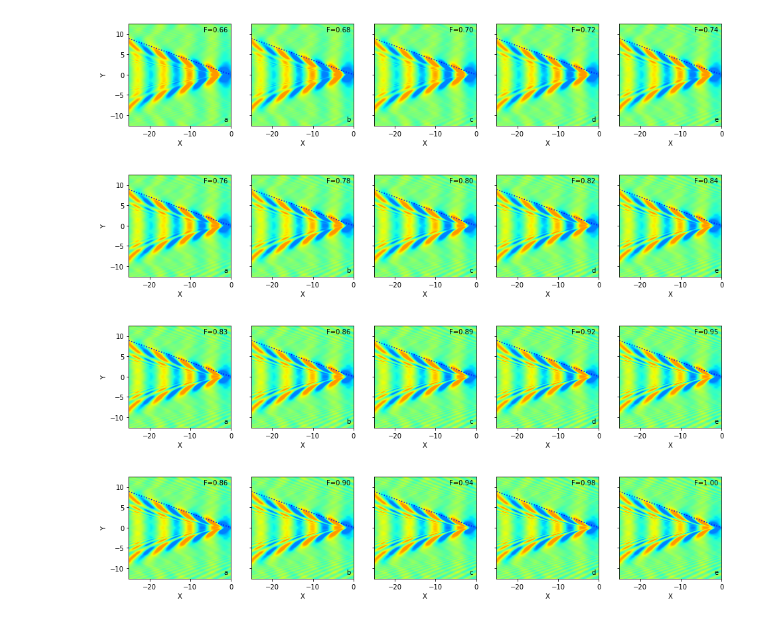
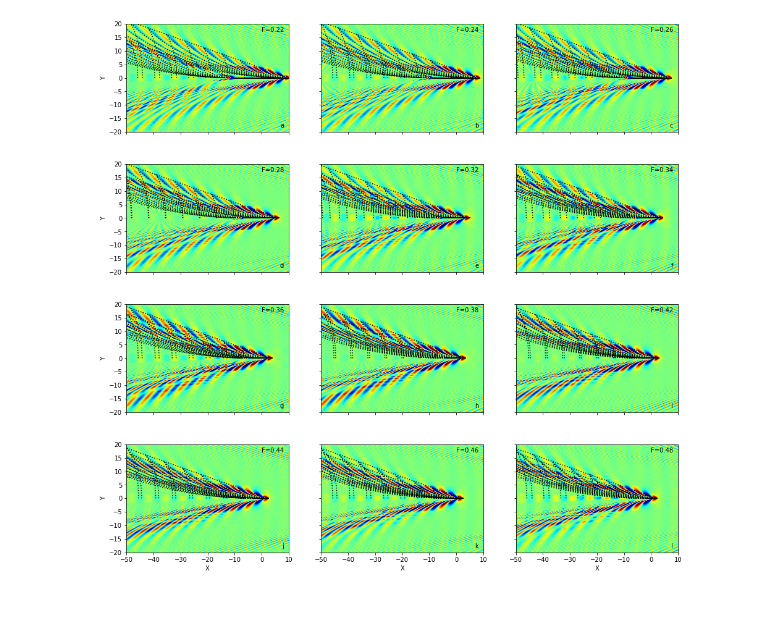
Before and after one commit to jcolen/kelvinmach, a Jupyter notebook: challenging_kelvin/FiniteLengthSegment.ipynb, the cells around one changed output. Drawn from its saved outputs; the diff is of its cells as text; code cells hidden in the pictures.

```diff
--- a/challenging_kelvin/FiniteLengthSegment.ipynb
+++ b/challenging_kelvin/FiniteLengthSegment.ipynb
@@ -4,4 +4,7 @@ import matplotlib.pyplot as plt
 from math import pi
 plt.rcParams['image.cmap'] = 'jet'
 plt.rcParams['figure.facecolor'] = 'white'
+
+Xdict = {}
+Pdict = {}
 # %%
@@ -243,0 +165,15 @@ F = 12.000000 done
+# %%
+intFs = [np.sqrt(2), 1., np.sqrt(1./1.8), np.sqrt(1./3.), np.sqrt(1./3.13), 0.5]
+morFs = [0.1, 0.2, 0.3, 0.4, 1.5, 1.75, 2.0, 2.5, 3.0]
+rn3Fs = [0.22, 0.24, 0.26, 0.28, 0.32, 0.34, 0.36, 0.38, 0.42, 0.44, 0.46, 0.48]
+
+kmax = 128
+delta = 1. / 8.
+delta = 1. / 16.
+
+def generate_wake_patterns(xdict, pdict, fvals, kmax, delta):
+    for f in fvals:
+        x, p = calculate_wake(f, kmax=kmax, d=delta)
+        xdict[f] = np.real(x)
+        pdict[f] = np.real(p)
+        print('F = %f done' % f)
@@ -260,32 +240,8 @@ create_large_figure(fig, vsmXs, vsmPs, vsmFs,
 # %%
-fig = plt.figure(figsize=(16, 8))
-create_large_figure(fig, tr1Xs, tr1Ps, tr1Fs,
-                    #1, 5, scale=False,
-                    1, 5, scale=True, bounds=3,
-                    kelvin=True, inner=False, parametric=False)
+fig = plt.figure(figsize=(16, 16))
+create_large_figure(fig, Xdict, Pdict, rn3Fs,
+                    4, 3, scale=True, bounds=1,
+                    xbounds = [-50, 10], ybounds=[-20, 20],
+                    kelvin=True, parametric=True)
 # %% [output]
-[figure, old version]
+[figure, new version]
-# %%
-fig = plt.figure(figsize=(16, 8))
-create_large_figure(fig, tr2Xs, tr2Ps, tr2Fs,
-                    1, 5, scale=True, bounds=3,
-                    kelvin=True, inner=False, parametric=False)
-# %% [output]
-[figure, removed]
-# %%
-fig = plt.figure(figsize=(16, 8))
-create_large_figure(fig, tr3Xs, tr3Ps, tr3Fs,
-                    1, 5,
-                    #scale=False,
-                    scale=True, bounds=3,
-                    kelvin=True, inner=False, parametric=False, a=2)
-# %% [output]
-[figure, removed]
-# %%
-fig = plt.figure(figsize=(16, 8))
-create_large_figure(fig, smlXs, smlPs, smlFs,
-                    #1, 5, scale=False,
-                    1, 5, scale=True, bounds=3,
-                    kelvin=True, inner=False, parametric=False, a=2)
-# %% [output]
-[figure, removed]
```
Also changed, not shown: parts of 22 cells of this notebook, 11 other files.
